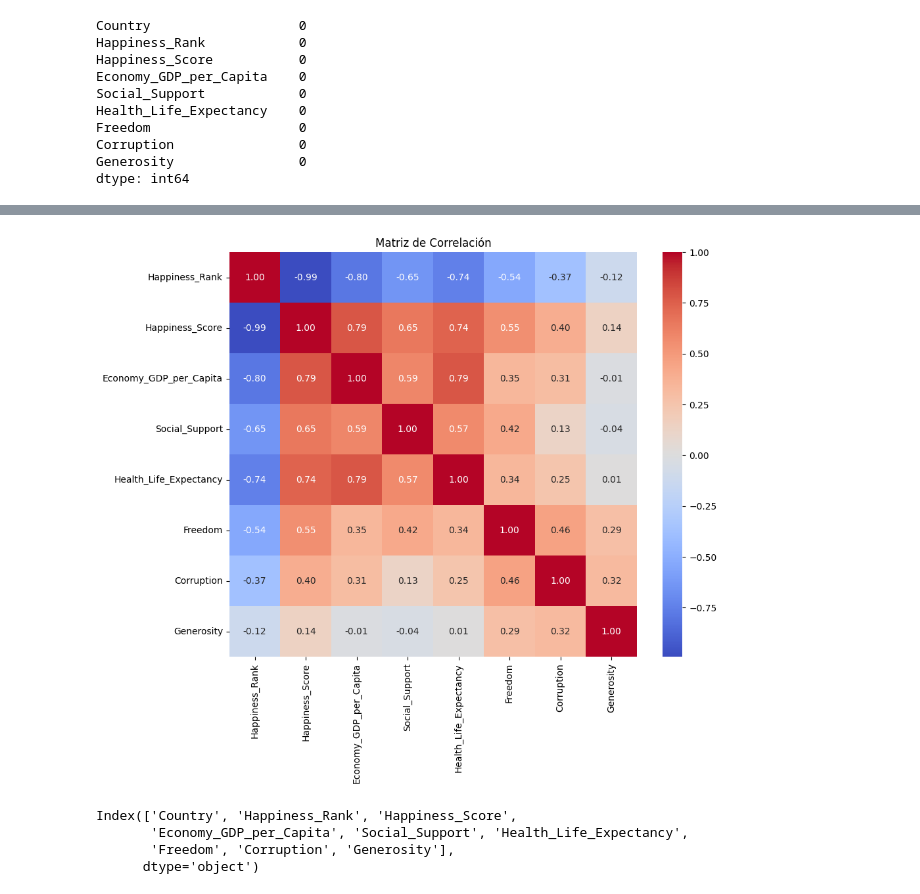
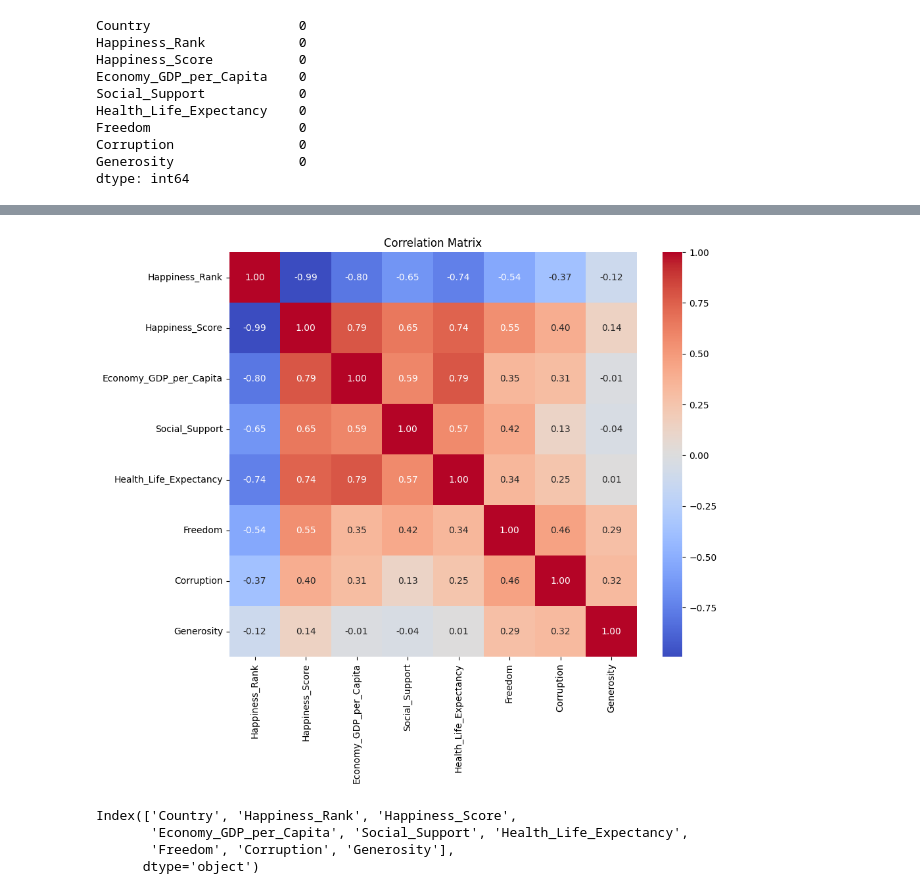
Before and after one commit to MarianaMera12/Workshop-3, a Jupyter notebook: EDA/EDA_csv.ipynb, the cells around one changed output, grey strips where cells are left out. Saved outputs shown, nothing was run; the diff lists cells and outputs as text; code cells hidden in the pictures.

```diff
--- a/EDA/EDA_csv.ipynb
+++ b/EDA/EDA_csv.ipynb
@@ -659,14 +721,14 @@ import matplotlib.pyplot as plt
 # %%
 df_numeric = df.select_dtypes(include=['number'])
 
 correlation_matrix = df_numeric.corr()
 
 plt.figure(figsize=(10, 8))
 sns.heatmap(correlation_matrix, annot=True, fmt=".2f", cmap='coolwarm', cbar=True)
-plt.title('Matriz de Correlación')
+plt.title('Correlation Matrix')
 plt.show()
 # %% [output]
-[figure, old version]
+[figure, new version]
 # %%
 df.columns
 # %% [output]
```
Also changed, not shown: parts of 14 cells of this notebook, 6 other files.
